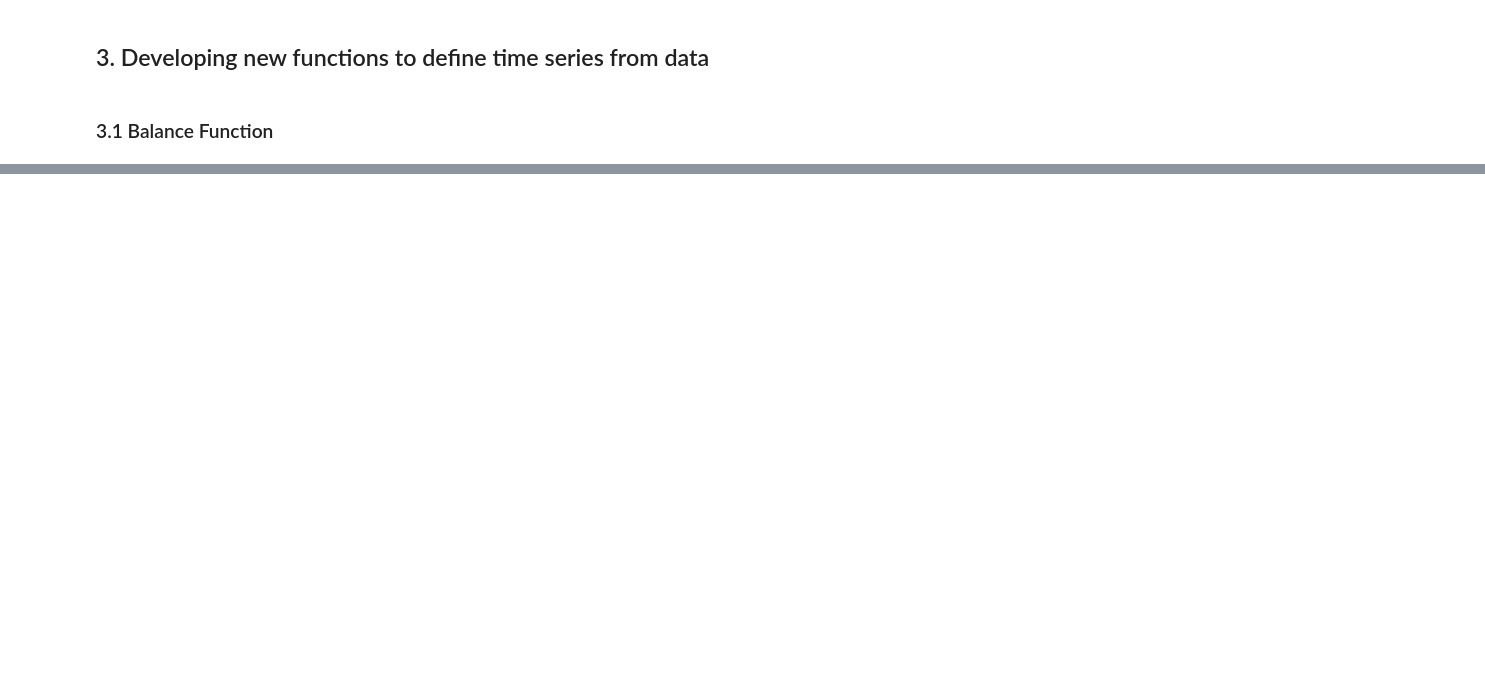
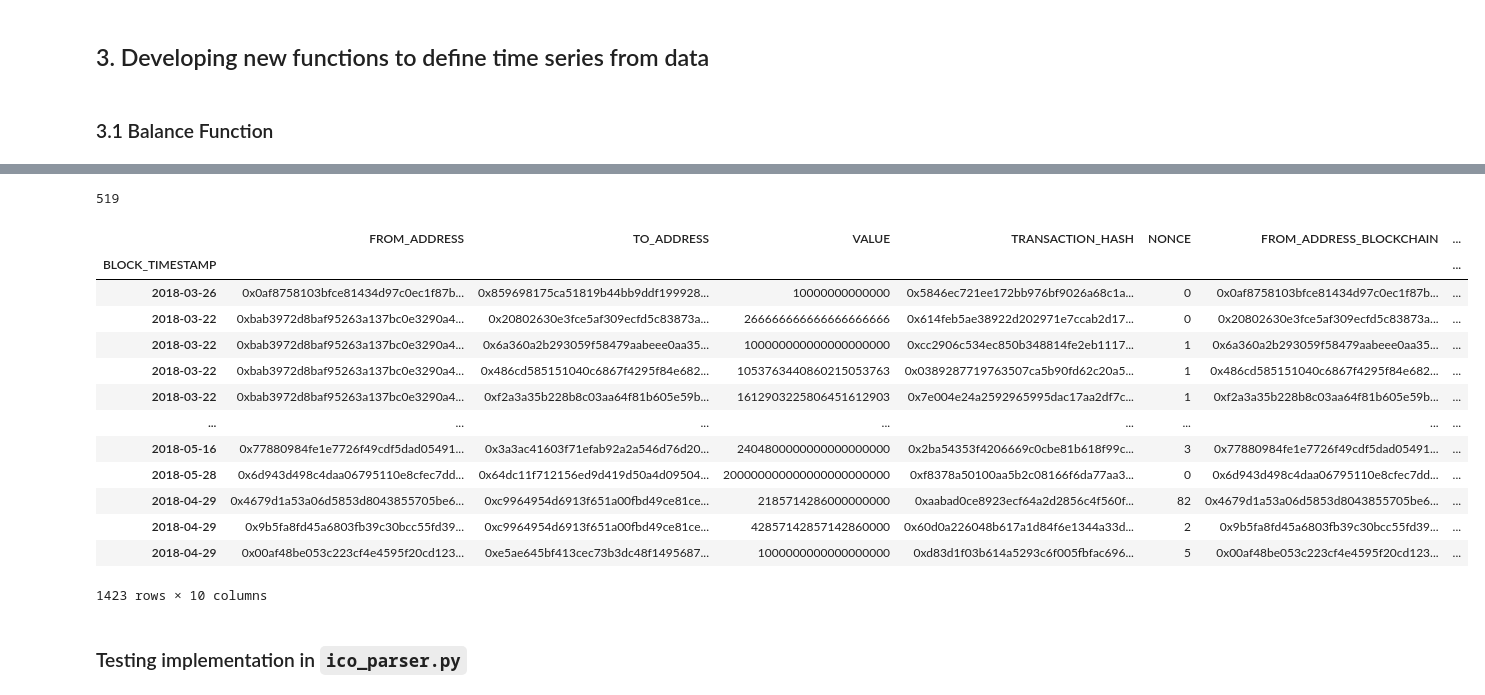
Before and after one commit to GabrielSGoncalves/time_series_study, a Jupyter notebook: ICO_fraud_detection/2020-07-25-Class_DeepICO_.ipynb, the cells around one changed output, grey strips where cells are left out. Drawn from its saved outputs; the diff is of its cells as text; code cells hidden in the pictures; blank space fills up the shorter version.

```diff
--- a/ICO_fraud_detection/2020-07-25-Class_DeepICO_.ipynb
+++ b/ICO_fraud_detection/2020-07-25-Class_DeepICO_.ipynb
@@ -159,0 +53,4 @@ df_ico = pd.read_csv('/home/gabriel/Documents/Repos/time_series_study/data_and_m
+# %%
+df['BLOCK_TIMESTAMP'] = pd.to_datetime(df.BLOCK_TIMESTAMP)
+
+df.dtypes
@@ -159,0 +69,29 @@ df_ico = pd.read_csv('/home/gabriel/Documents/Repos/time_series_study/data_and_m
+# %%
+df_nonce_01 = df[df.NONCE.isin([1,0])]
+# %%
+list_newbiers = list(df_nonce_01.FROM_ADDRESS_BLOCKCHAIN.unique())
+# %%
+len(list_newbiers)
+# %% [output]
+519
+# %%
+df_newbiers = df[df.FROM_ADDRESS_BLOCKCHAIN.isin(list_newbiers)]
+# %%
+df_newbiers
+# %% [output]
+|  | FROM_ADDRESS | TO_ADDRESS | VALUE | TRANSACTION_HASH | NONCE | FROM_ADDRESS_BLOCKCHAIN | ... |
+| BLOCK_TIMESTAMP |  |  |  |  |  |  | ... |
+| 2018-03-26 | 0x0af8758103bfce81434d97c0ec1f87b... | 0x859698175ca51819b44bb9ddf199928... | 10000000000000 | 0x5846ec721ee172bb976bf9026a68c1a... | 0 | 0x0af8758103bfce81434d97c0ec1f87b... | ... |
+| 2018-03-22 | 0xbab3972d8baf95263a137bc0e3290a4... | 0x20802630e3fce5af309ecfd5c83873a... | 266666666666666666666 | 0x614feb5ae38922d202971e7ccab2d17... | 0 | 0x20802630e3fce5af309ecfd5c83873a... | ... |
+| 2018-03-22 | 0xbab3972d8baf95263a137bc0e3290a4... | 0x6a360a2b293059f58479aabeee0aa35... | 100000000000000000000 | 0xcc2906c534ec850b348814fe2eb1117... | 1 | 0x6a360a2b293059f58479aabeee0aa35... | ... |
+| 2018-03-22 | 0xbab3972d8baf95263a137bc0e3290a4... | 0x486cd585151040c6867f4295f84e682... | 1053763440860215053763 | 0x0389287719763507ca5b90fd62c20a5... | 1 | 0x486cd585151040c6867f4295f84e682... | ... |
+| 2018-03-22 | 0xbab3972d8baf95263a137bc0e3290a4... | 0xf2a3a35b228b8c03aa64f81b605e59b... | 1612903225806451612903 | 0x7e004e24a2592965995dac17aa2df7c... | 1 | 0xf2a3a35b228b8c03aa64f81b605e59b... | ... |
+| ... | ... | ... | ... | ... | ... | ... | ... |
+| 2018-05-16 | 0x77880984fe1e7726f49cdf5dad05491... | 0x3a3ac41603f71efab92a2a546d76d20... | 2404800000000000000000 | 0x2ba54353f4206669c0cbe81b618f99c... | 3 | 0x77880984fe1e7726f49cdf5dad05491... | ... |
+| 2018-05-28 | 0x6d943d498c4daa06795110e8cfec7dd... | 0x64dc11f712156ed9d419d50a4d09504... | 200000000000000000000000 | 0xf8378a50100aa5b2c08166f6da77aa3... | 0 | 0x6d943d498c4daa06795110e8cfec7dd... | ... |
+| 2018-04-29 | 0x4679d1a53a06d5853d8043855705be6... | 0xc9964954d6913f651a00fbd49ce81ce... | 2185714286000000000 | 0xaabad0ce8923ecf64a2d2856c4f560f... | 82 | 0x4679d1a53a06d5853d8043855705be6... | ... |
+| 2018-04-29 | 0x9b5fa8fd45a6803fb39c30bcc55fd39... | 0xc9964954d6913f651a00fbd49ce81ce... | 42857142857142860000 | 0x60d0a226048b617a1d84f6e1344a33d... | 2 | 0x9b5fa8fd45a6803fb39c30bcc55fd39... | ... |
+| 2018-04-29 | 0x00af48be053c223cf4e4595f20cd123... | 0xe5ae645bf413cec73b3dc48f1495687... | 1000000000000000000 | 0xd83d1f03b614a5293c6f005fbfac696... | 5 | 0x00af48be053c223cf4e4595f20cd123... | ... |
+1423 rows × 10 columns
+# %% [markdown]
+### Testing implementation in `ico_parser.py`
```
Also changed, not shown: parts of 158 cells of this notebook, 6 other files.
